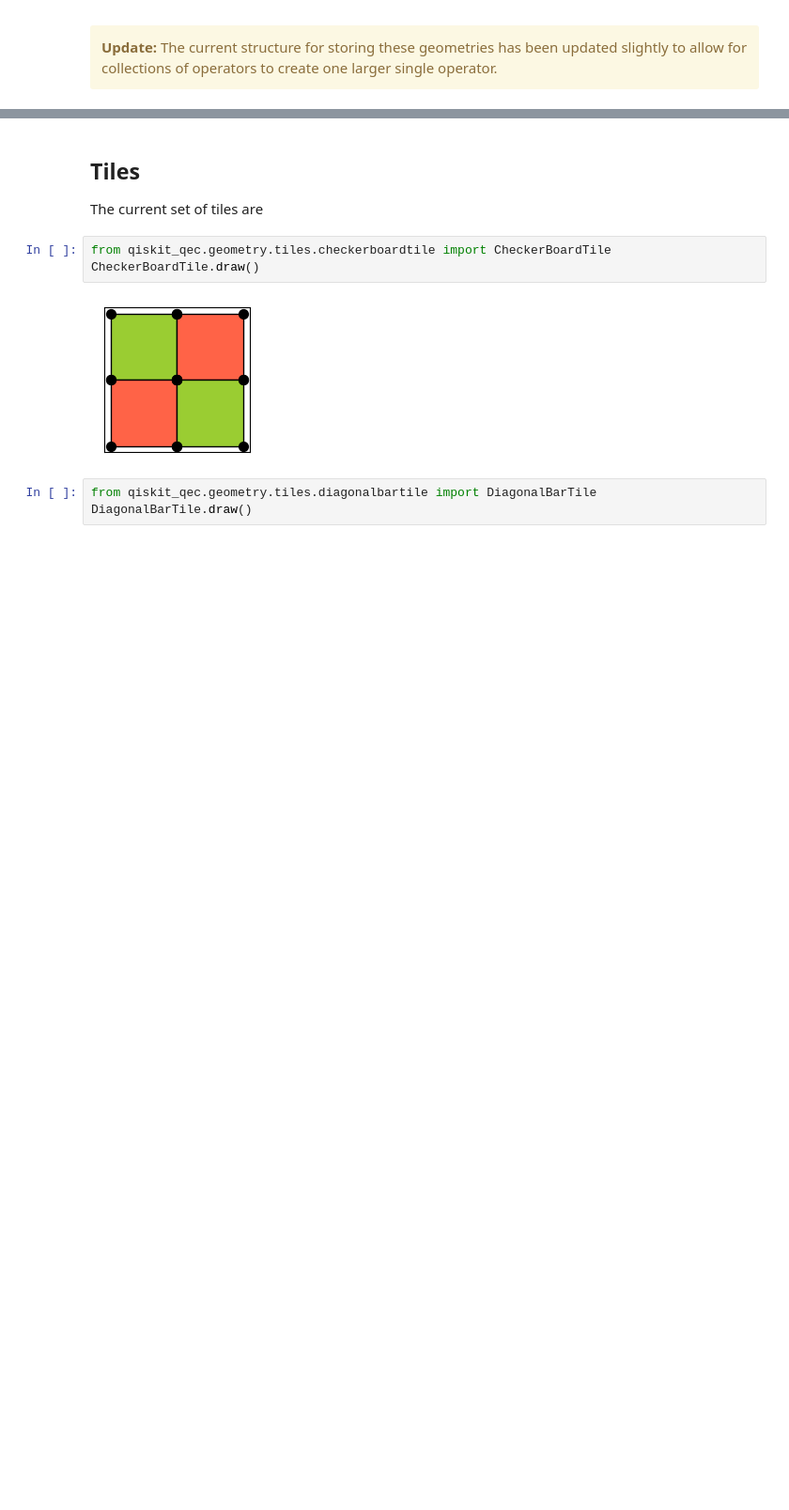
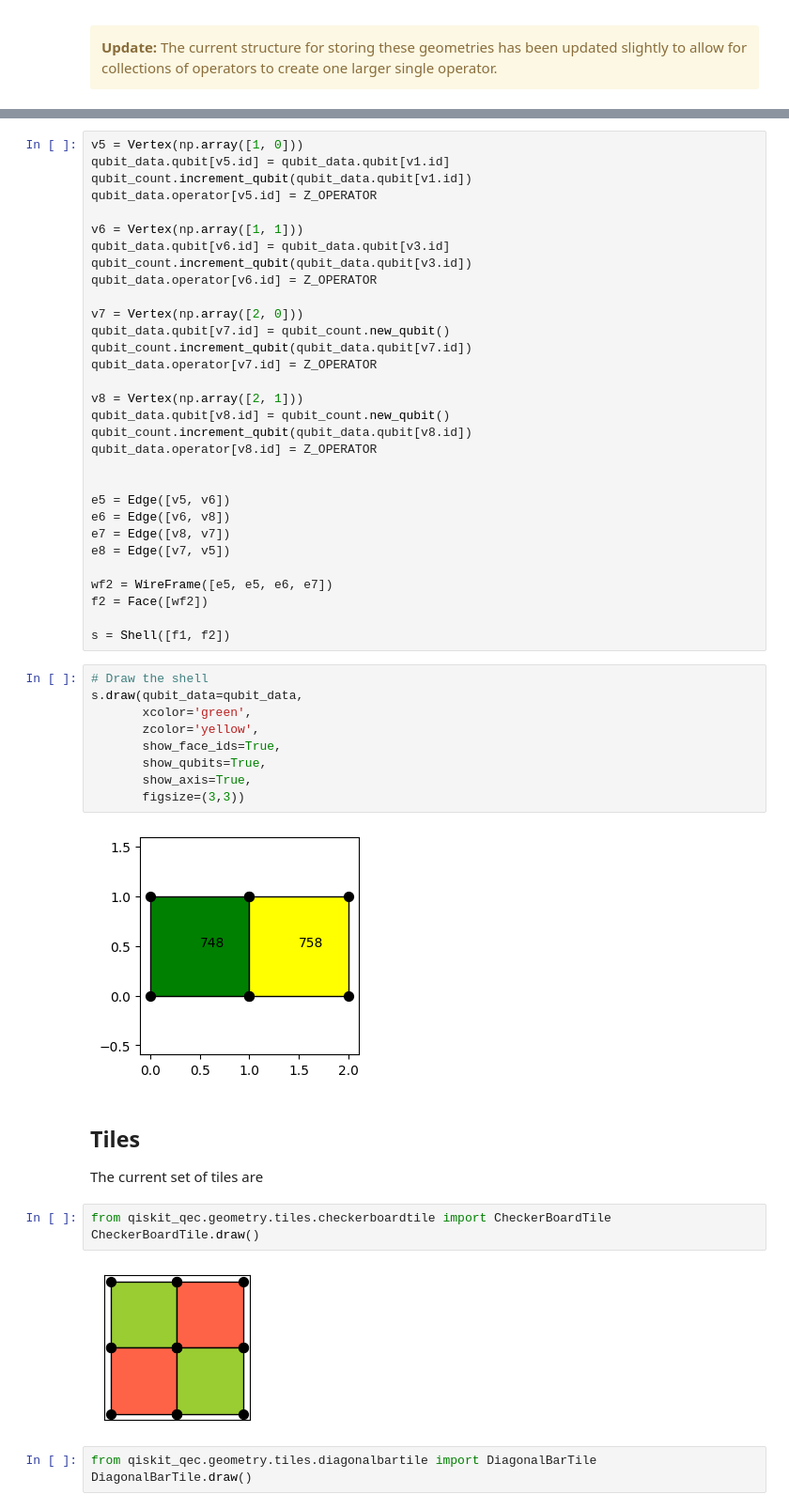
Before and after one commit to qiskit-community/qiskit-qec, a Jupyter notebook: docs/tutorials/QEC_Framework_IEEE_2022.ipynb, the cells around one changed output, grey strips where cells are left out. Shown at 94% size. Cells and saved outputs as stored; diff of their text form; blank space fills up the shorter version.

```diff
--- a/docs/tutorials/QEC_Framework_IEEE_2022.ipynb
+++ b/docs/tutorials/QEC_Framework_IEEE_2022.ipynb
@@ -1335,3 +1419,45 @@ A tile is a small collection of gauge operators layed out in a planar region tha
+# %%
+v5 = Vertex(np.array([1, 0]))
+qubit_data.qubit[v5.id] = qubit_data.qubit[v1.id]
+qubit_count.increment_qubit(qubit_data.qubit[v1.id])
+qubit_data.operator[v5.id] = Z_OPERATOR
+
+v6 = Vertex(np.array([1, 1]))
+qubit_data.qubit[v6.id] = qubit_data.qubit[v3.id]
+qubit_count.increment_qubit(qubit_data.qubit[v3.id])
+qubit_data.operator[v6.id] = Z_OPERATOR
+
+v7 = Vertex(np.array([2, 0]))
+qubit_data.qubit[v7.id] = qubit_count.new_qubit()
+qubit_count.increment_qubit(qubit_data.qubit[v7.id])
+qubit_data.operator[v7.id] = Z_OPERATOR
+
+v8 = Vertex(np.array([2, 1]))
+qubit_data.qubit[v8.id] = qubit_count.new_qubit()
+qubit_count.increment_qubit(qubit_data.qubit[v8.id])
+qubit_data.operator[v8.id] = Z_OPERATOR
+
+
+e5 = Edge([v5, v6])
+e6 = Edge([v6, v8])
+e7 = Edge([v8, v7])
+e8 = Edge([v7, v5])
+
+wf2 = WireFrame([e5, e5, e6, e7])
+f2 = Face([wf2])
+
+s = Shell([f1, f2])
+# %%
+# Draw the shell
+s.draw(qubit_data=qubit_data,
+       xcolor='green',
+       zcolor='yellow',
+       show_face_ids=True,
+       show_qubits=True,
+       show_axis=True,
+       figsize=(3,3))
+# %% [output]
+[figure, added]
 # %% [markdown]
 ## Tiles
 
```
Also changed, not shown: parts of 42 cells of this notebook.
